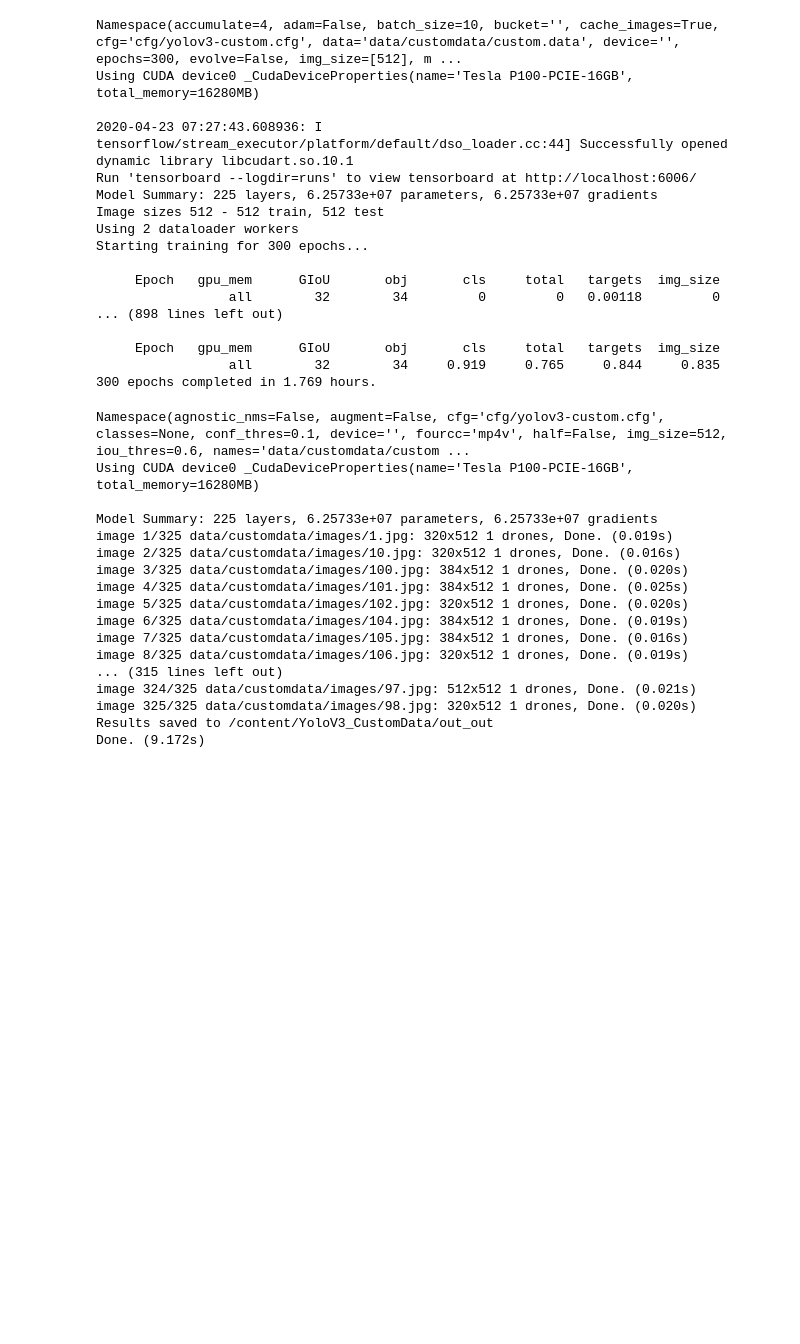
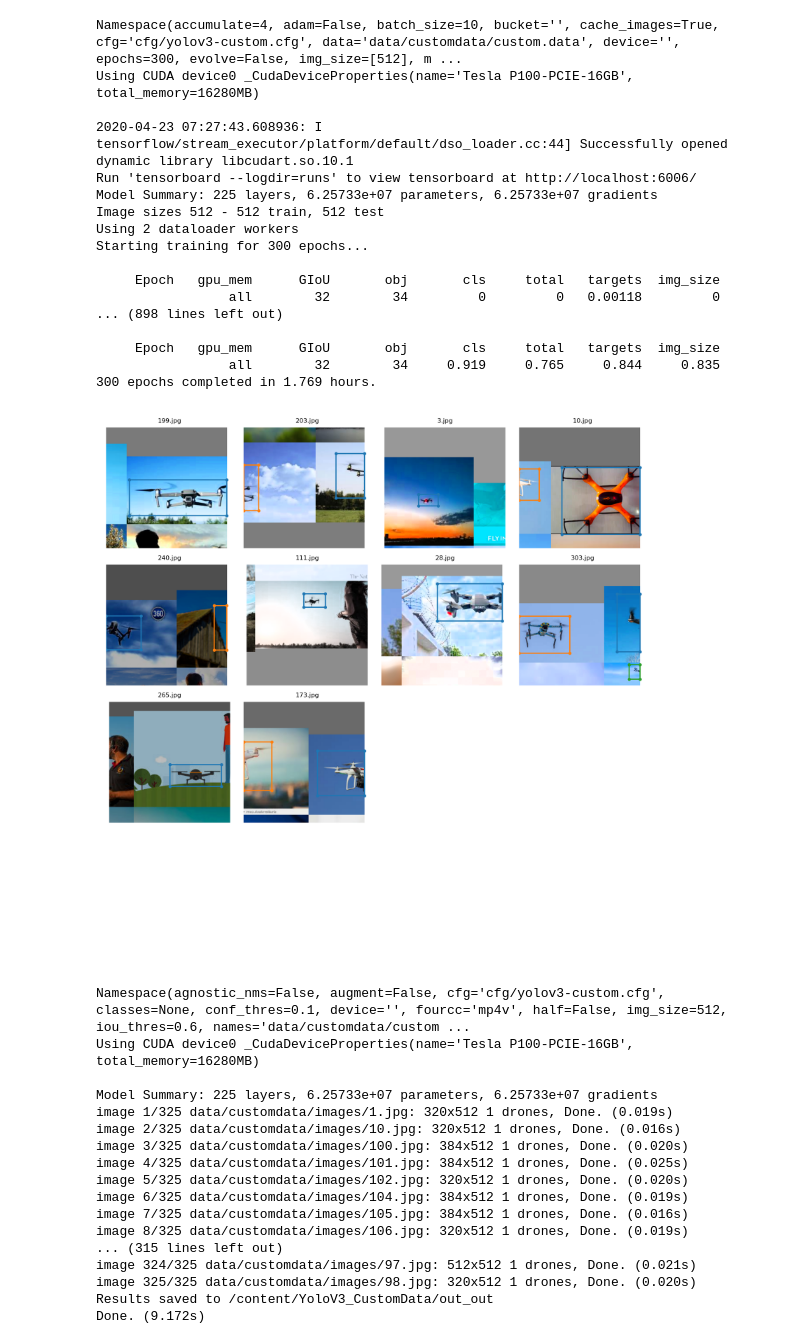
Before and after one commit to DoHien22/YoloV3_CustomData, a Jupyter notebook: YOLOv3_drones.ipynb, the cells around one changed output. Cells and saved outputs as stored; diff of their text form; code cells hidden in the pictures; blank space fills up the shorter version.

```diff
--- a/YOLOv3_drones.ipynb
+++ b/YOLOv3_drones.ipynb
@@ -76,6 +64,10 @@ Starting training for 300 epochs...
      Epoch   gpu_mem      GIoU       obj       cls     total   targets  img_size
                  all        32        34     0.919     0.765     0.844     0.835
 300 epochs completed in 1.769 hours.
+# %%
+Image(filename='train_batch0.png')
+# %% [output]
+[figure, added]
 # %%
 !python detect.py --conf-thres 0.1 --output out_out
 # %% [output]
```
Also changed, not shown: parts of 4 cells of this notebook.
